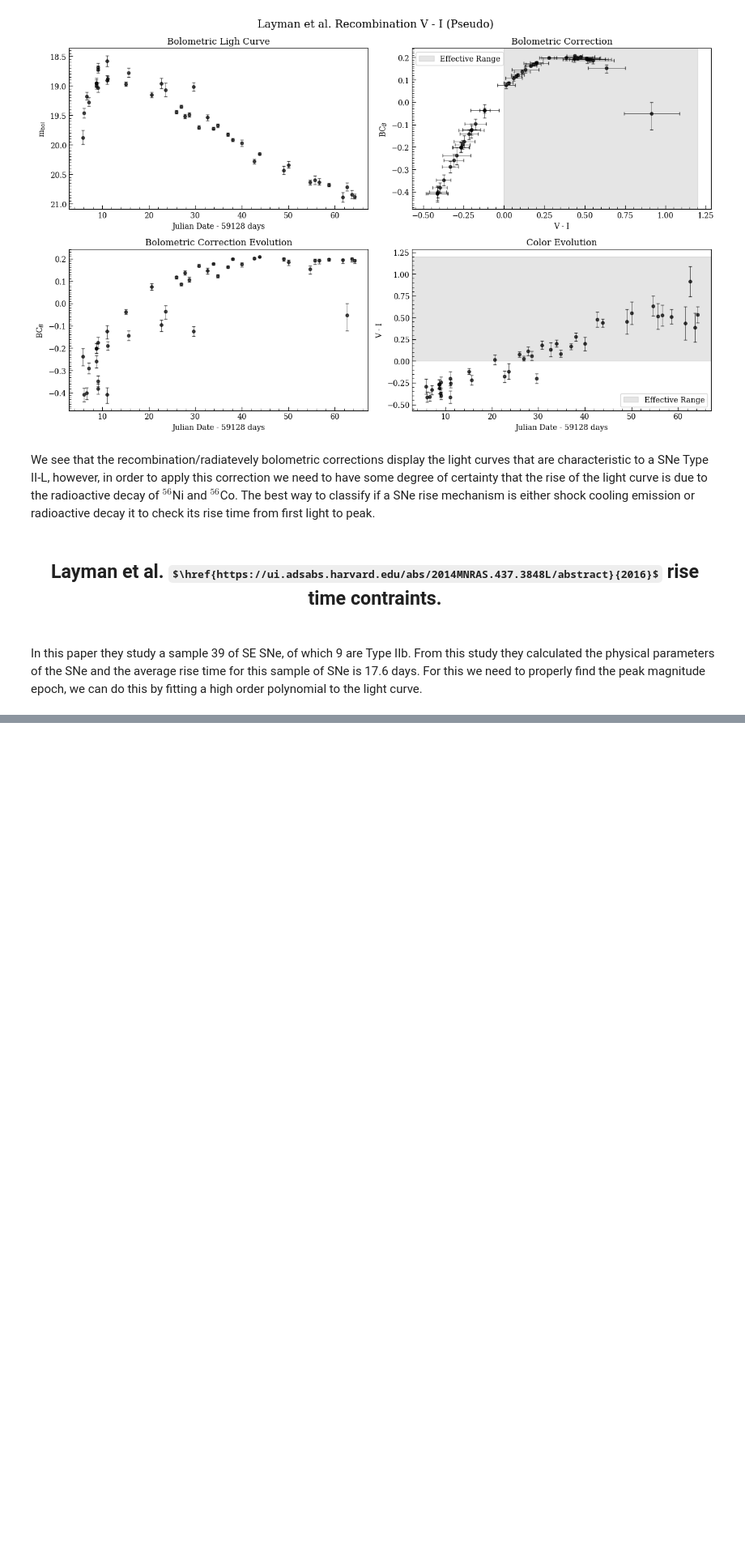
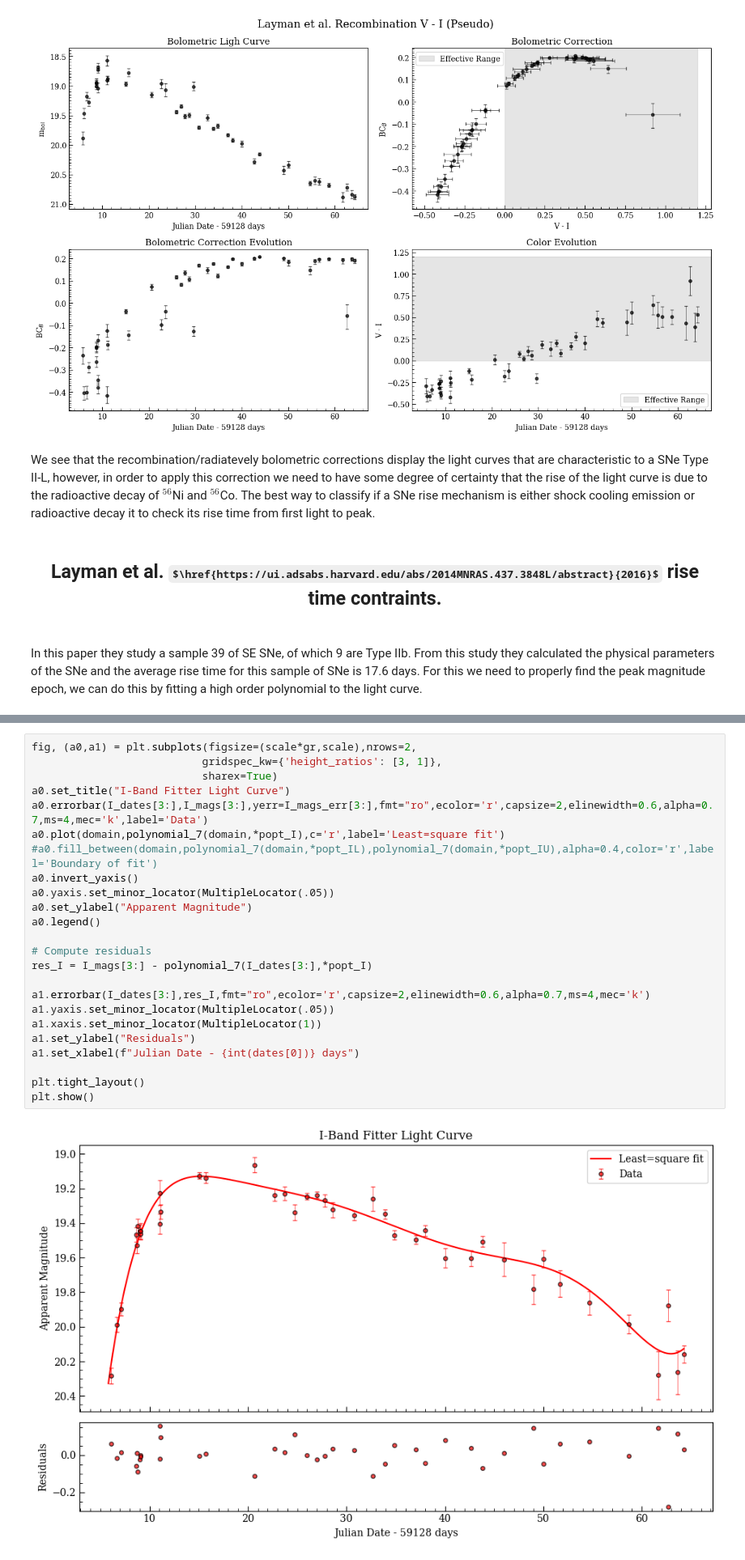
Before and after one commit to 159Patrick159/ZN-7090, a Jupyter notebook: Scripts/Generating Bolometric Light Curves.ipynb, the cells around one changed output, grey strips where cells are left out. Shown at 81% size. Cells and saved outputs as stored; diff of their text form; some formulas as TeX source; blank space fills up the shorter version.

```diff
--- a/Scripts/Generating Bolometric Light Curves.ipynb
+++ b/Scripts/Generating Bolometric Light Curves.ipynb
@@ -1331,0 +1365,26 @@ a0.invert_yaxis()
+# %%
+fig, (a0,a1) = plt.subplots(figsize=(scale*gr,scale),nrows=2,
+                           gridspec_kw={'height_ratios': [3, 1]},
+                           sharex=True)
+a0.set_title("I-Band Fitter Light Curve")
+a0.errorbar(I_dates[3:],I_mags[3:],yerr=I_mags_err[3:],fmt="ro",ecolor='r',capsize=2,elinewidth=0.6,alpha=0.7,ms=4,mec='k',label='Data')
+a0.plot(domain,polynomial_7(domain,*popt_I),c='r',label='Least=square fit')
+#a0.fill_between(domain,polynomial_7(domain,*popt_IL),polynomial_7(domain,*popt_IU),alpha=0.4,color='r',label='Boundary of fit')
+a0.invert_yaxis()
+a0.yaxis.set_minor_locator(MultipleLocator(.05))
+a0.set_ylabel("Apparent Magnitude")
+a0.legend()
+
+# Compute residuals
+res_I = I_mags[3:] - polynomial_7(I_dates[3:],*popt_I)
+
+a1.errorbar(I_dates[3:],res_I,fmt="ro",ecolor='r',capsize=2,elinewidth=0.6,alpha=0.7,ms=4,mec='k')
+a1.yaxis.set_minor_locator(MultipleLocator(.05))
+a1.xaxis.set_minor_locator(MultipleLocator(1))
+a1.set_ylabel("Residuals")
+a1.set_xlabel(f"Julian Date - {int(dates[0])} days")
+
+plt.tight_layout()
+plt.show()
+# %% [output]
+[figure, added]
```
Also changed, not shown: parts of 13 cells of this notebook, 2 other files.
